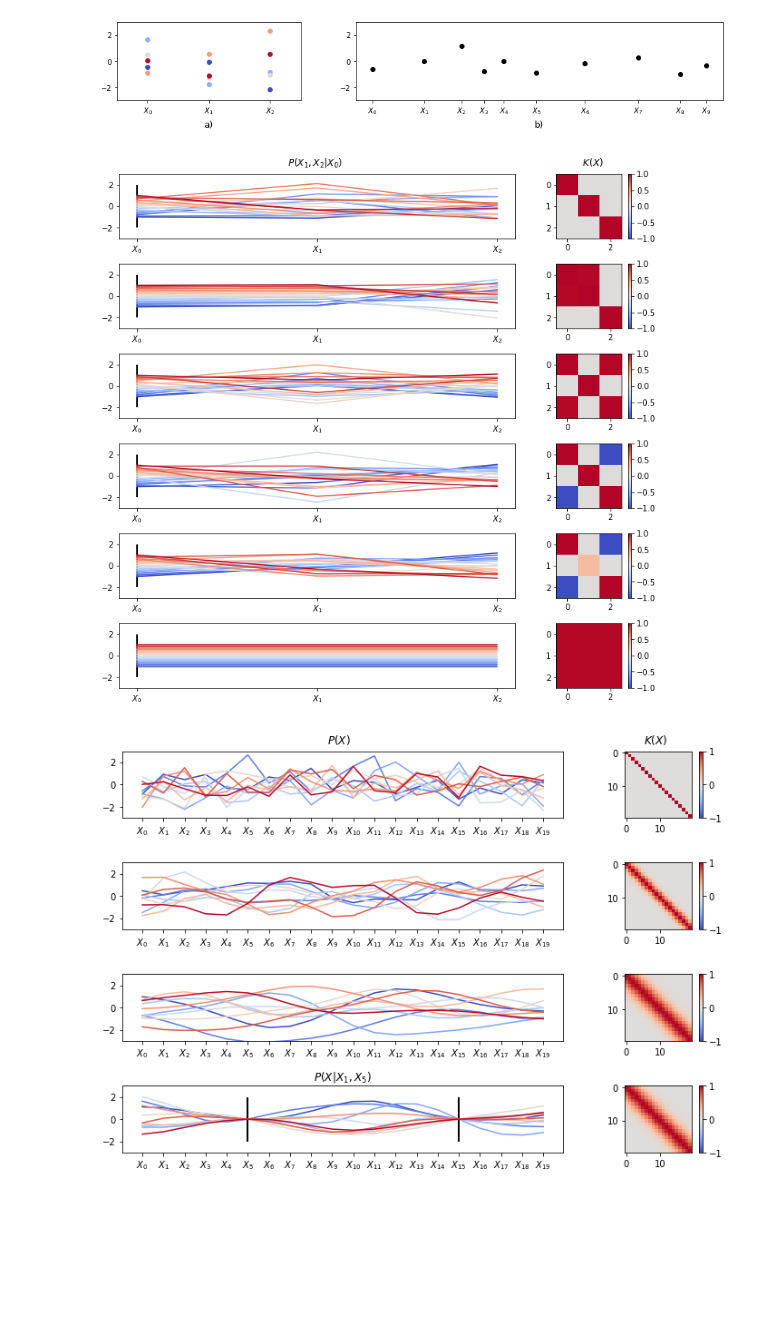
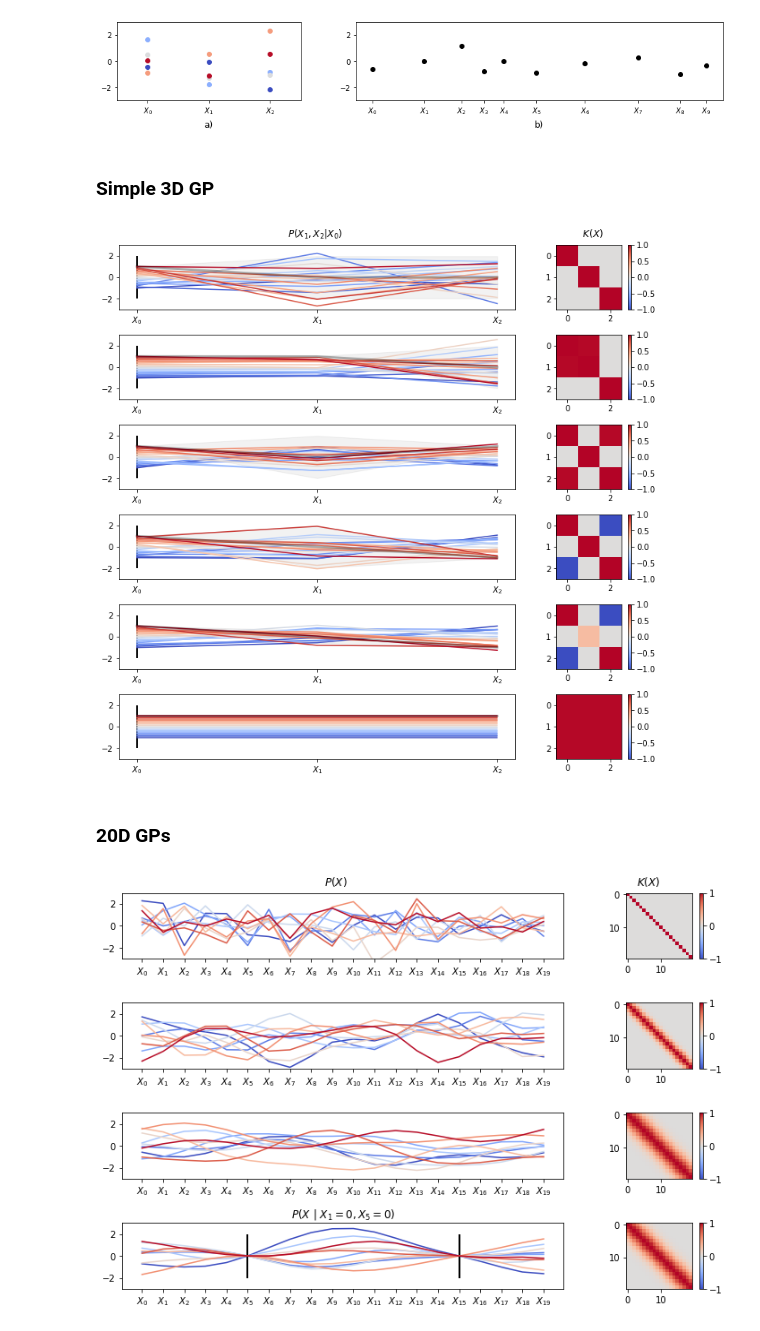
Before and after one commit to vogi23/VM2-Code, a Jupyter notebook: project/00_General_Visualisation_Report.ipynb, the cells around one changed output. Saved outputs shown, nothing was run; the diff lists cells and outputs as text; code cells hidden in the pictures; blank space fills up the shorter version.

```diff
--- a/project/00_General_Visualisation_Report.ipynb
+++ b/project/00_General_Visualisation_Report.ipynb
@@ -113,7 +113,7 @@ def plot_gp(mean, cov, size=1, condOn=None, cond=None):
 
         condMask = np.zeros(len(mean), dtype=np.bool)
         condMask[condOn] = 1
-        notCondOn = np.arange(len(mean))[condMask == False]
+        notCondOn = np.arange(len(mean))
 
         meanA = mean[notCondOn].reshape(-1,1)
         meanB = mean[condOn].reshape(-1,1)
@@ -123,25 +123,25 @@ def plot_gp(mean, cov, size=1, condOn=None, cond=None):
         covAB = partition(cov, condOn, notCondOn)
         covAA = partition(cov, notCondOn, notCondOn)
 
-        _mean = meanA + np.matmul(np.matmul(covAB, np.linalg.inv(covBB)), (cond-meanB))
+
+        _mean = np.matmul(np.matmul(covAB, np.linalg.inv(covBB)), (cond-meanB))
         _cov = covAA - np.matmul(np.matmul(covAB, np.linalg.inv(covBB)), covBA)
     else:
         _mean = mean.reshape(-1,1)
         _cov = cov
 
     c = np.random.multivariate_normal(_mean.ravel(), _cov, size=size)
-
-    s = np.zeros(len(mean))
-    if cond is not None:
-        s[condOn] = cond.ravel()
-        s[notCondOn] = c.ravel()
-    else:
-        s[:] = c.ravel()
-    return s
+    #s = np.zeros(len(mean))
+    #if cond is not None:
+    #    s[condOn] = cond.ravel()
+    #    s[notCondOn] = c.ravel()
+    #else:
+    #    s[:] = c.ravel()
+    return c.reshape(D,size), _mean.reshape(D), _cov
 
 
 
-def plot_samples(fig, ax, mean, cov, condOn=None, cond=None, n_samples = 50, linestyle='-'):
+def plot_samples(fig, ax, mean, cov, condOn=None, cond=None, n_samples = 50, linestyle='-', conf=None):
     assert (condOn is None or len(condOn) == len(cond) or isinstance(cond, str) or isinstance(cond, float)), 'condOn and cond must have same length'
     if condOn is not None and isinstance(cond, (str, float)):
         cond = [cond]*len(condOn)
@@ -151,10 +151,15 @@ def plot_samples(fig, ax, mean, cov, condOn=None, cond=None, n_samples = 50, lin
             _cond = [i if c == 'linear' else c for c in cond]
         else:
             _cond = None
-        ax[0].plot(plot_gp(mean, cov, condOn=condOn, cond=_cond ), linestyle)
+        s, post_mean, post_cov = plot_gp(mean, cov, condOn=condOn, cond=_cond)
+        ax[0].plot(s, linestyle)
         ax[0].set_xticks(np.arange(D))
         ax[0].set_xticklabels(['$X_{%i}$'%i for i in range(D)])
         ax[0].set_ylim(-3,3)
         ax[0].vlines(condOn,-2,2)
+    if not conf is None:
+        ax[0].plot(np.arange(D), post_mean, '-', linewidth=3, color=[0,0,0,0.3], label='Posterior mean')
+        ax[0].fill_between(np.arange(D), post_mean+conf*np.diagonal(post_cov), post_mean-conf*np.diagonal(post_cov), color=[0,0,0,0.05], label='Confidence interval')
     im = ax[1].imshow(cov, cmap=cm.coolwarm, vmin=-1, vmax=1)
-    fig.colorbar(im, ax = ax[1])
+    fig.colorbar(im, ax = ax[1],ticks=[-1,0,1])
+    return post_mean, post_cov
@@ -189,6 +196,8 @@ ax[1].set_ylim(-3,3);
 ax[1].set_title('b)', y=-0.4);
 # %% [output]
 [figure]
+# %% [markdown]
+### Simple 3D GP
 # %%
 D = 3
 mean = np.zeros(D)
@@ -212,33 +221,35 @@ plot_samples(fig, ax[5], mean, cov, condOn=[0], cond='linear', n_samples=n_sampl
 
 plt.tight_layout(rect=[0, 0, 1, 0.97])
 # %% [output]
-[figure, old version]
+[figure, new version]
+# %% [markdown]
+### 20D GPs
 # %%
 from sklearn.gaussian_process.kernels import RBF
 
 D = 20
 n_samples=10
 mean = np.zeros(D)
 
 fig, ax = plt.subplots(4,2, figsize=(10,7), gridspec_kw={'width_ratios': [3, 1]})
 fig.suptitle('$P(X)$'+' '*85+'$K(X)$', x=.62)
 
 cov = np.eye(D);
 plot_samples(fig, ax[0], mean, cov, n_samples=n_samples)
 
 kernel = RBF(length_scale=1.5)
 cov = kernel(np.arange(D).reshape(-1,1))
 plot_samples(fig, ax[1], mean, cov, n_samples=n_samples)
 
 kernel = RBF(length_scale=3)
 cov = kernel(np.arange(D).reshape(-1,1))
 plot_samples(fig, ax[2], mean, cov, n_samples=n_samples)
 
 kernel = RBF(length_scale=3)
 cov = kernel(np.arange(D).reshape(-1,1))
 plot_samples(fig, ax[3], mean, cov, condOn=[5,15], cond=[0, 0], n_samples=n_samples)
-ax[3][0].set_title('$P(X | X_1, X_5)$')
+ax[3][0].set_title('$P(X~ |~ X_1=0, X_5=0)$')
 
 plt.tight_layout(rect=[0, 0, 1, 0.97])
 # %% [output]
-[figure, old version]
+[figure, new version]
```
Also changed, not shown: parts of 5 cells of this notebook, 4 other files.
